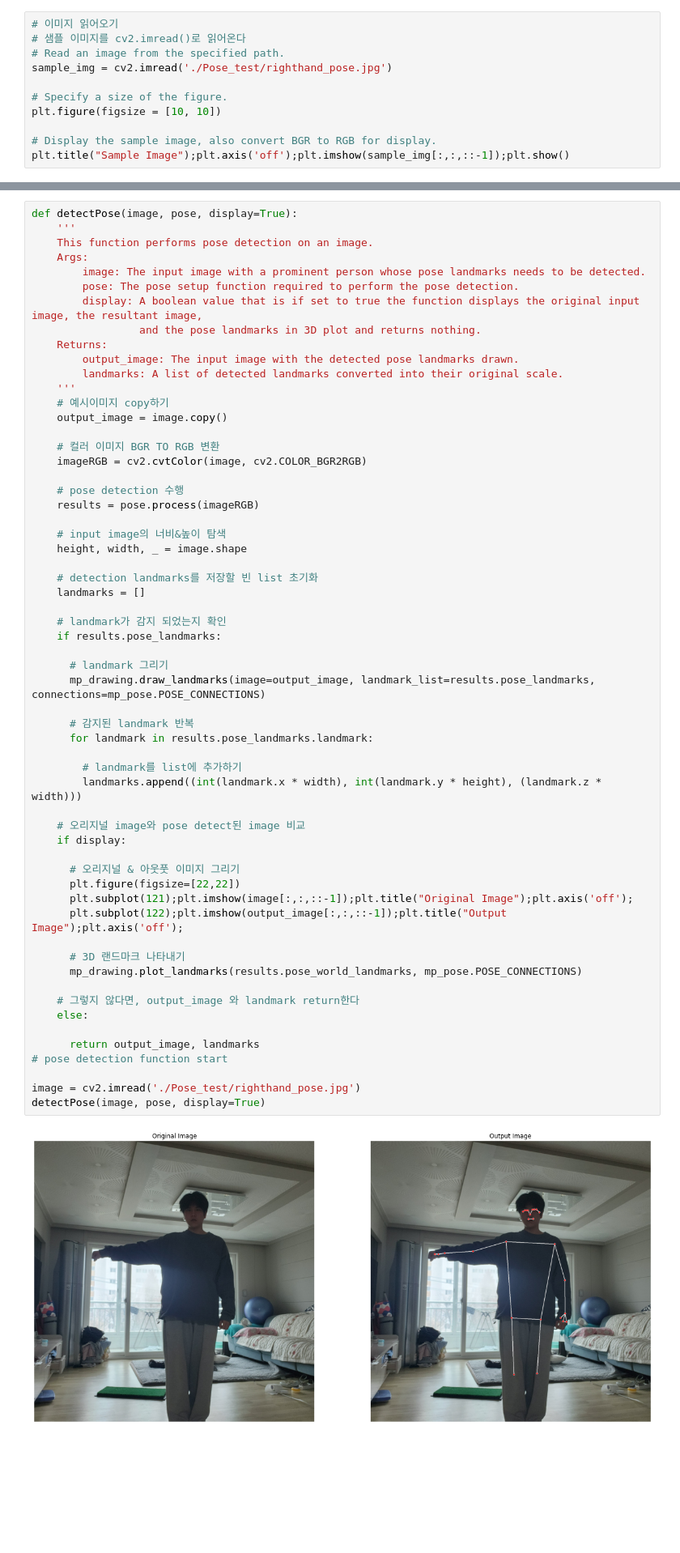
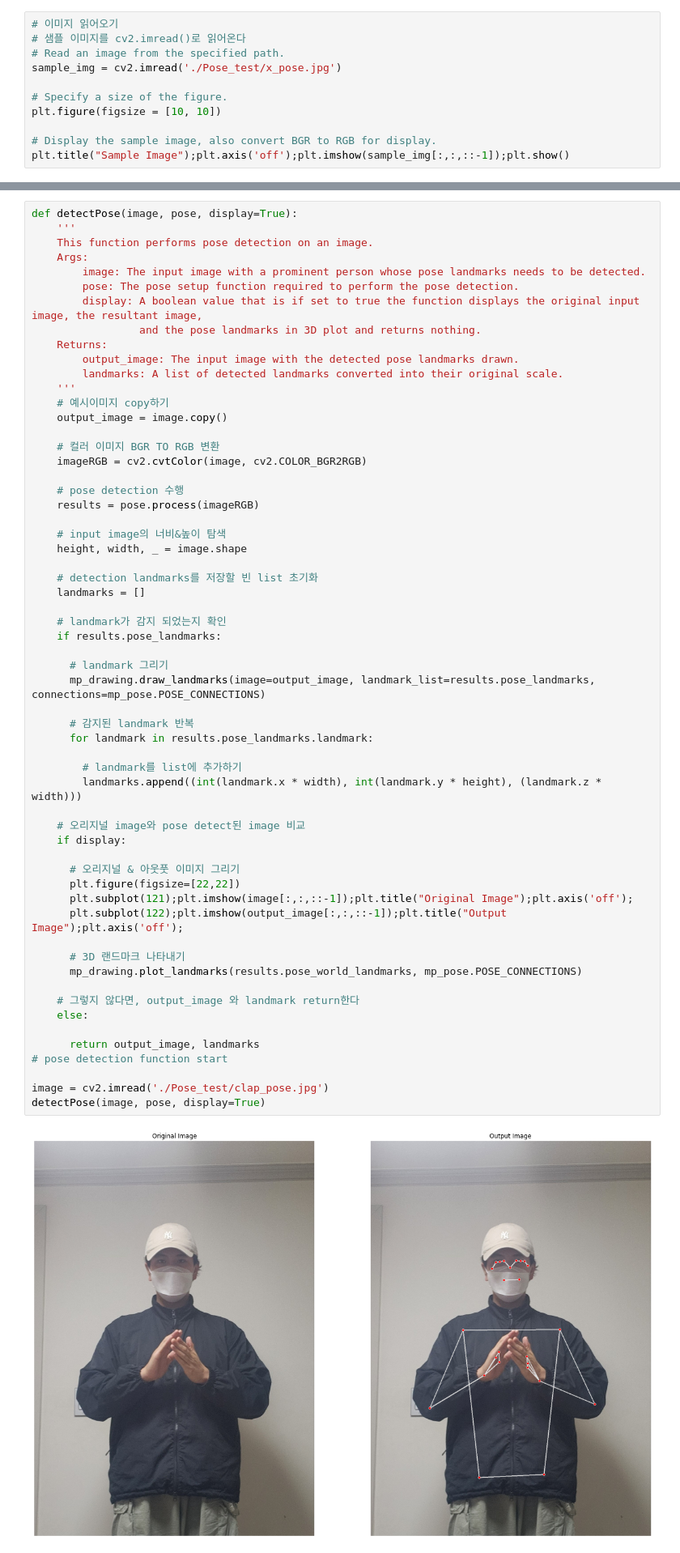
Before and after one commit to HEO-hyunjun/IMPirate, a Jupyter notebook: MediaPipe/Untitled.ipynb, the cells around one changed output, grey strips where cells are left out. Shown at 81% size. Drawn from its saved outputs; the diff is of its cells as text; blank space fills up the shorter version.

```diff
--- a/MediaPipe/Untitled.ipynb
+++ b/MediaPipe/Untitled.ipynb
@@ -22,7 +22,7 @@ mp_drawing = mp.solutions.drawing_utils
 # 이미지 읽어오기
 # 샘플 이미지를 cv2.imread()로 읽어온다
 # Read an image from the specified path.
-sample_img = cv2.imread('./Pose_test/righthand_pose.jpg')
+sample_img = cv2.imread('./Pose_test/x_pose.jpg')
 
 # Specify a size of the figure.
 plt.figure(figsize = [10, 10])
@@ -149,32 +128,32 @@ def detectPose(image, pose, display=True):
     if results.pose_landmarks:
 
       # landmark 그리기
       mp_drawing.draw_landmarks(image=output_image, landmark_list=results.pose_landmarks, connections=mp_pose.POSE_CONNECTIONS)
 
       # 감지된 landmark 반복
       for landmark in results.pose_landmarks.landmark:
 
         # landmark를 list에 추가하기
         landmarks.append((int(landmark.x * width), int(landmark.y * height), (landmark.z * width)))
 
     # 오리지널 image와 pose detect된 image 비교
     if display:
 
       # 오리지널 & 아웃풋 이미지 그리기
       plt.figure(figsize=[22,22])
       plt.subplot(121);plt.imshow(image[:,:,::-1]);plt.title("Original Image");plt.axis('off');
       plt.subplot(122);plt.imshow(output_image[:,:,::-1]);plt.title("Output Image");plt.axis('off');
 
       # 3D 랜드마크 나타내기
       mp_drawing.plot_landmarks(results.pose_world_landmarks, mp_pose.POSE_CONNECTIONS)
 
     # 그렇지 않다면, output_image 와 landmark return한다
     else:
 
       return output_image, landmarks
 # pose detection function start
 
-image = cv2.imread('./Pose_test/righthand_pose.jpg')
+image = cv2.imread('./Pose_test/clap_pose.jpg')
 detectPose(image, pose, display=True)
 # %% [output]
-[figure, old version]
+[figure, new version]
```
Also changed, not shown: parts of 11 cells of this notebook, 3 other files.
